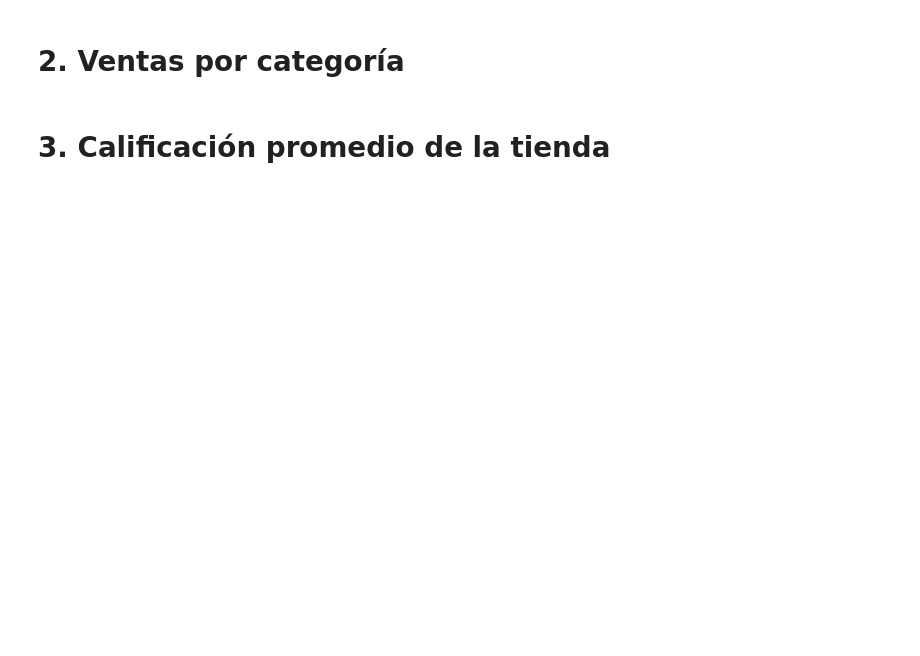
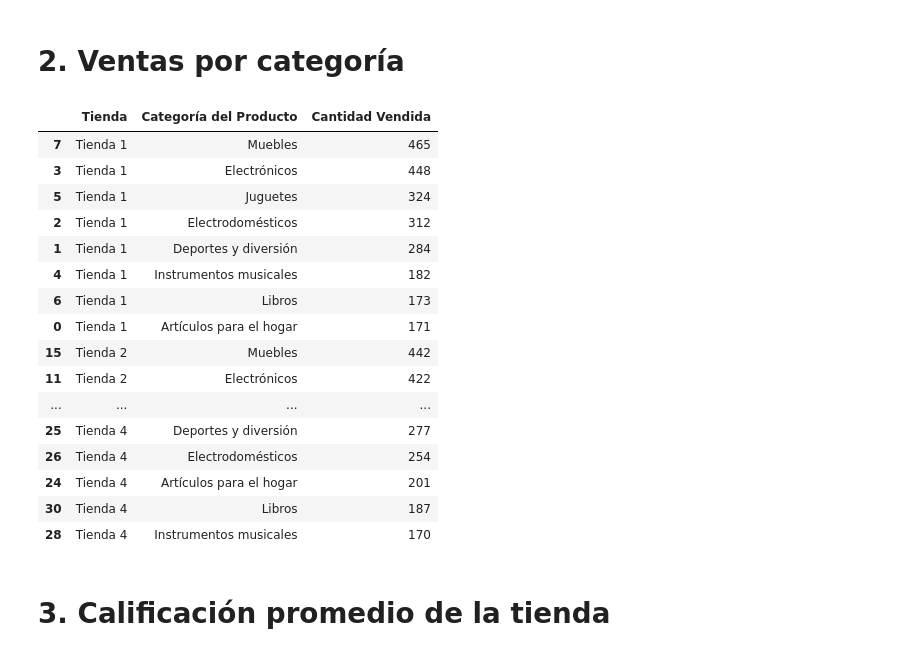
Before and after one commit to Alexis-Casanova/challenge-alura-store, a Jupyter notebook: AluraStoreLatam.ipynb, the cells around one changed output. Saved outputs shown, nothing was run; the diff lists cells and outputs as text; code cells hidden in the pictures; blank space fills up the shorter version.

```diff
--- a/AluraStoreLatam.ipynb
+++ b/AluraStoreLatam.ipynb
@@ -26,2 +33,9 @@ tienda.head()
 # %% [markdown]
 #1. Análisis de facturación
+# %%
+tienda['Tienda'] = 'Tienda 1'
+tienda2['Tienda'] = 'Tienda 2'
+tienda3['Tienda'] = 'Tienda 3'
+tienda4['Tienda'] = 'Tienda 4'
+
+df_total = pd.concat([tienda, tienda2, tienda3, tienda4], ignore_index=True)
@@ -28,4 +63,27 @@ tienda.head()
 # %% [markdown]
 # 2. Ventas por categoría
+# %%
+ventas_por_categoria = df_total.groupby(['Tienda', 'Categoría del Producto']).size().reset_index(name='Cantidad Vendida')
+
+ventas_por_categoria = ventas_por_categoria.sort_values(by=['Tienda', 'Cantidad Vendida'], ascending=[True, False])
+ventas_por_categoria
+# %% [output]
+|  | Tienda | Categoría del Producto | Cantidad Vendida |
+| 7 | Tienda 1 | Muebles | 465 |
+| 3 | Tienda 1 | Electrónicos | 448 |
+| 5 | Tienda 1 | Juguetes | 324 |
+| 2 | Tienda 1 | Electrodomésticos | 312 |
+| 1 | Tienda 1 | Deportes y diversión | 284 |
+| 4 | Tienda 1 | Instrumentos musicales | 182 |
+| 6 | Tienda 1 | Libros | 173 |
+| 0 | Tienda 1 | Artículos para el hogar | 171 |
+| 15 | Tienda 2 | Muebles | 442 |
+| 11 | Tienda 2 | Electrónicos | 422 |
+| ... | ... | ... | ... |
+| 25 | Tienda 4 | Deportes y diversión | 277 |
+| 26 | Tienda 4 | Electrodomésticos | 254 |
+| 24 | Tienda 4 | Artículos para el hogar | 201 |
+| 30 | Tienda 4 | Libros | 187 |
+| 28 | Tienda 4 | Instrumentos musicales | 170 |
 # %% [markdown]
 # 3. Calificación promedio de la tienda
```
Also changed, not shown: parts of 5 cells of this notebook.
